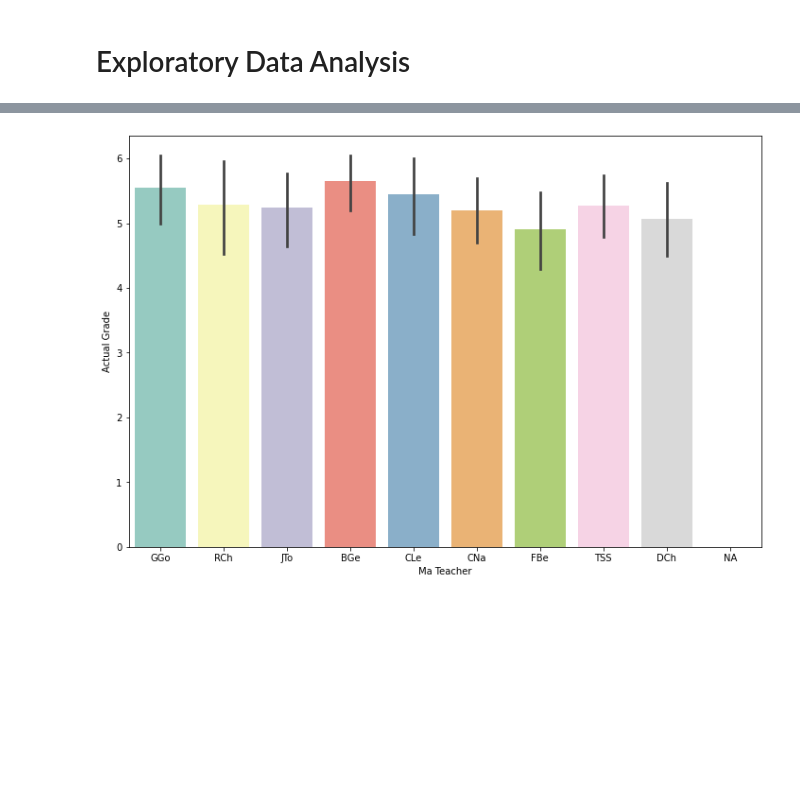
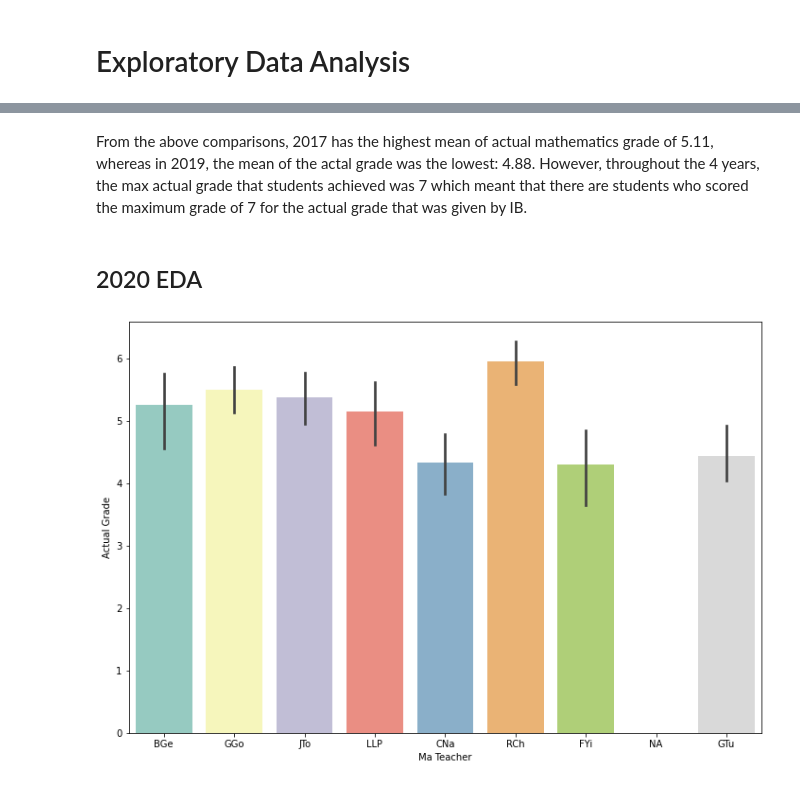
Before and after one commit to siti-alawiyah/ibresultprediction, a Jupyter notebook: Exploratory_Data_Analysis_1.0.ipynb, the cells around one changed output, grey strips where cells are left out. Saved outputs shown, nothing was run; the diff lists cells and outputs as text; code cells hidden in the pictures; blank space fills up the shorter version.

```diff
--- a/Exploratory_Data_Analysis_1.0.ipynb
+++ b/Exploratory_Data_Analysis_1.0.ipynb
@@ -895,0 +878,9 @@ df17.corr()
+# %%
+# getting the columns prior for modelling
+
+col_name = ["Year","Ma Std","Ma Teacher","Ma ATL","Ma Compl. Of Work","Ma Sub Achievement","Predicted Grade","Actual Grade","Scaled Total"]
+
+dd20 = df20[col_name]
+dd19 = df19[col_name]
+dd18 = df18[col_name]
+dd17 = df17[col_name]
@@ -896,6 +972,12 @@ df17.corr()
+# %% [markdown]
+From the above comparisons, 2017 has the highest mean of actual mathematics grade of 5.11, whereas in 2019, the mean of the actal grade was the lowest: 4.88. However, throughout the 4 years, the max actual grade that students achieved was 7 which meant that there are students who scored the maximum grade of 7 for the actual grade that was given by IB.
+# %% [markdown]
+## 2020 EDA
 # %%
+# plot for 2020 teacher vs actual grade
+
 sns.set_palette('Set3')
 plt.figure(figsize=(12,8))
-sns.barplot(data= df17, x = 'Ma Teacher', y = 'Actual Grade');
+sns.barplot(data= dd20, x = 'Ma Teacher', y = 'Actual Grade');
 # %% [output]
-[figure, old version]
+[figure, new version]
```
Also changed, not shown: parts of 30 cells of this notebook.
